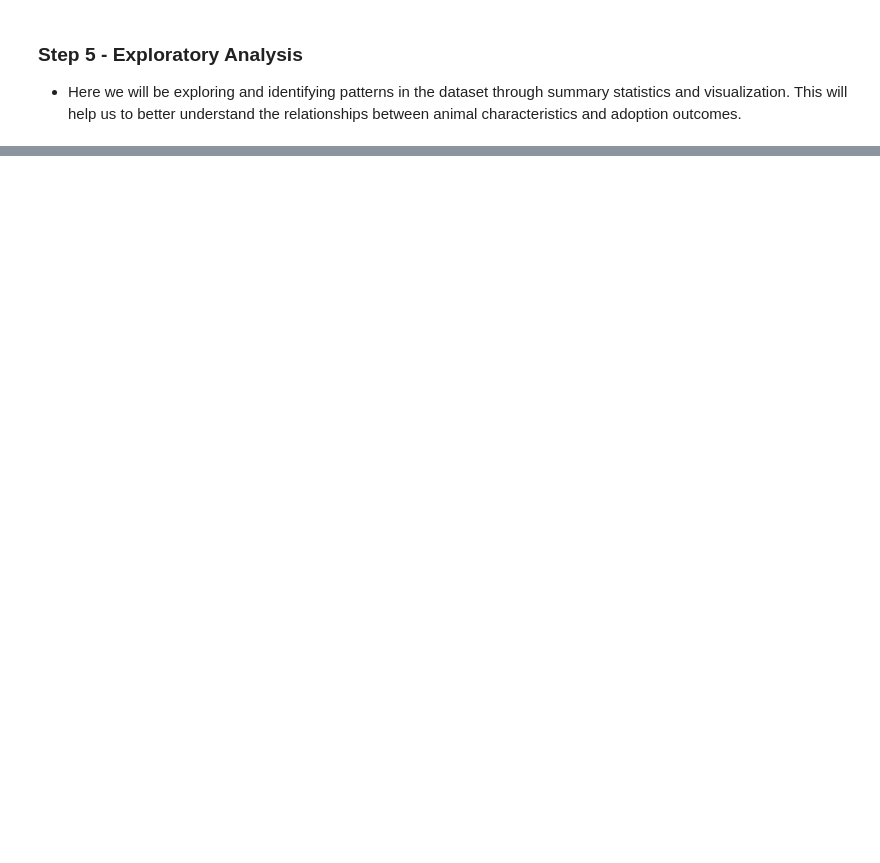
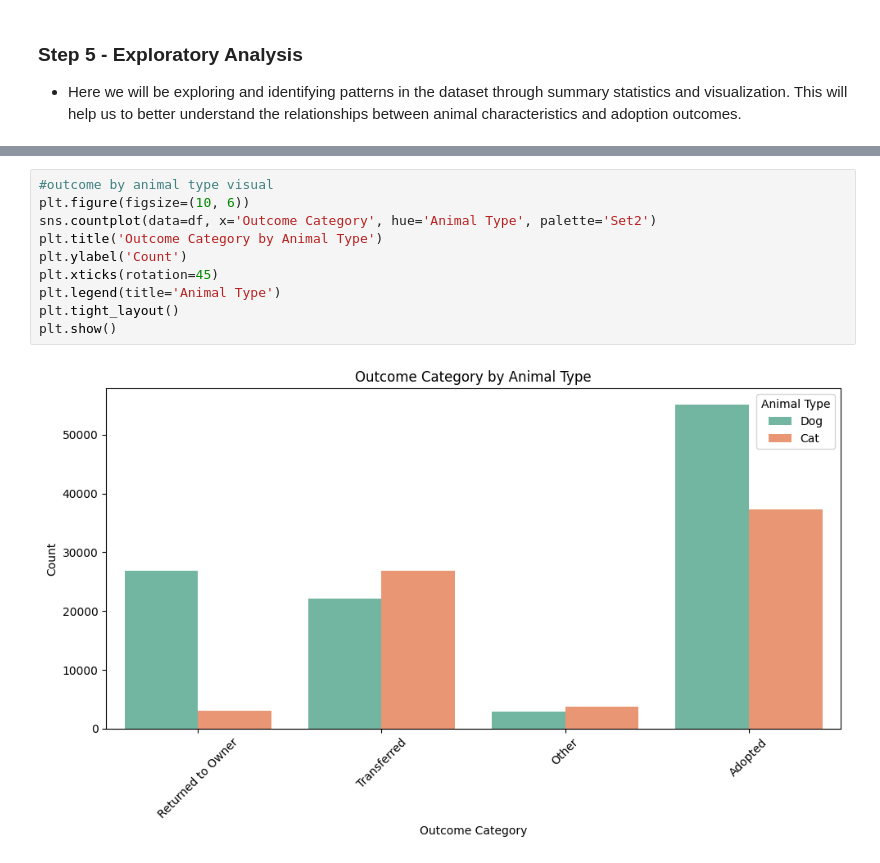
Before and after one commit to hstuken-oss/capstone-predicting-adoption-outcomes, a Jupyter notebook: capstone.ipynb, the cells around one changed output, grey strips where cells are left out. Cells and saved outputs as stored; diff of their text form; blank space fills up the shorter version.

```diff
--- a/capstone.ipynb
+++ b/capstone.ipynb
@@ -361,0 +442,12 @@ SyntaxError: invalid syntax (1150686132.py, line 9)
+# %%
+#outcome by animal type visual
+plt.figure(figsize=(10, 6))
+sns.countplot(data=df, x='Outcome Category', hue='Animal Type', palette='Set2')
+plt.title('Outcome Category by Animal Type')
+plt.ylabel('Count')
+plt.xticks(rotation=45)
+plt.legend(title='Animal Type')
+plt.tight_layout()
+plt.show()
+# %% [output]
+[figure, added]
```
Also changed, not shown: parts of 17 cells of this notebook.
